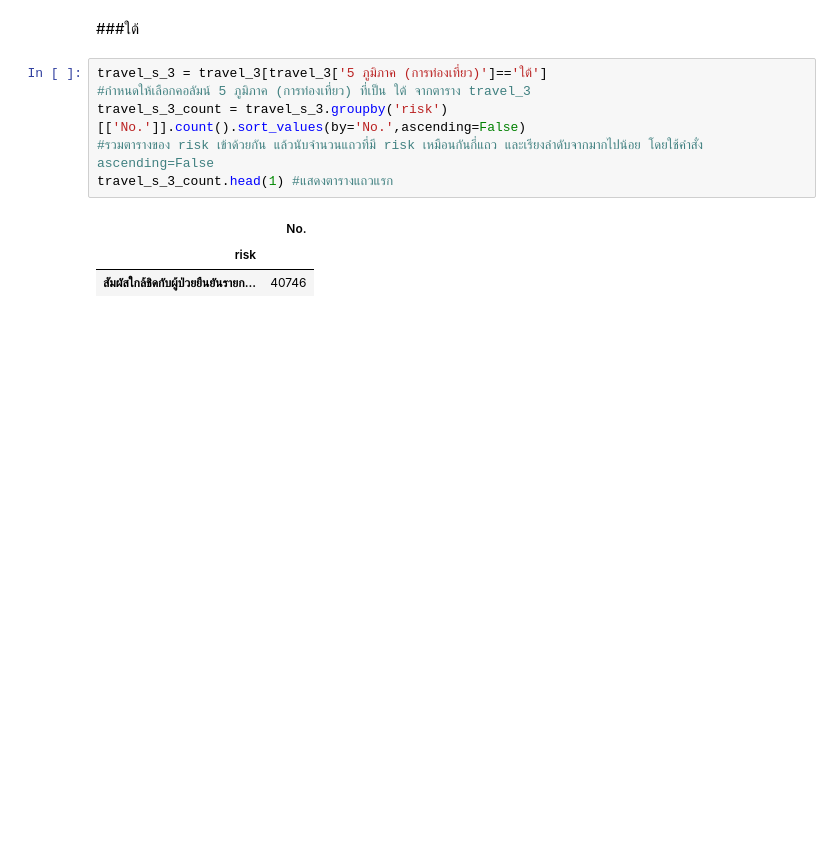
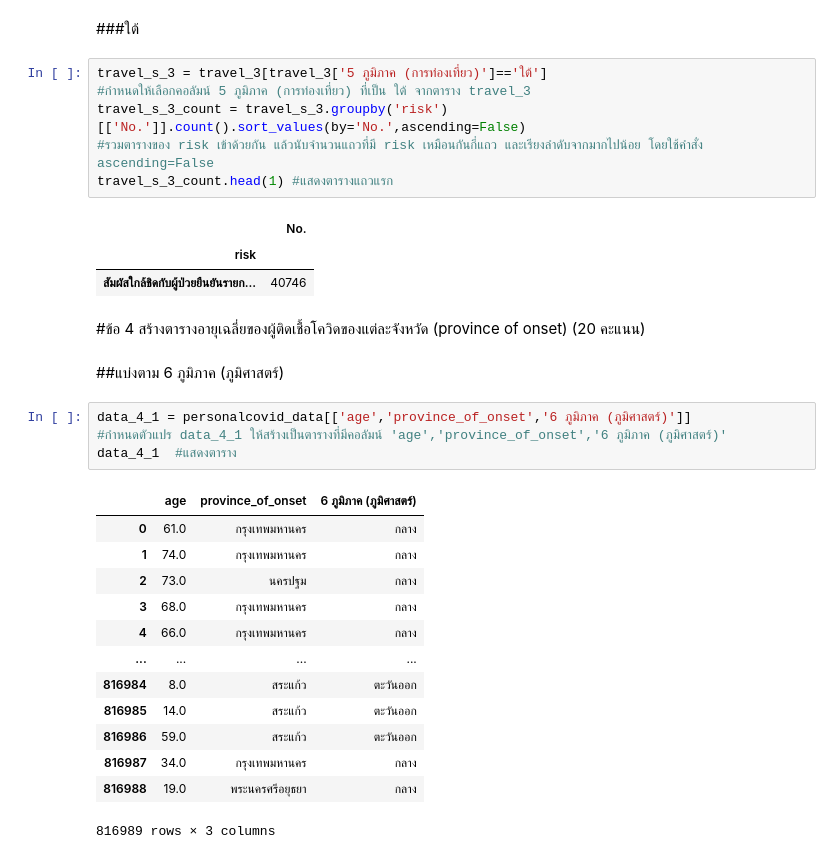
Before and after one commit to Wikanes-k/data_viz_2022, a Jupyter notebook: BasicPython&DataViz_midterm2022.ipynb, the cells around one changed output. Saved outputs shown, nothing was run; the diff lists cells and outputs as text; blank space fills up the shorter version.

```diff
--- a/BasicPython&DataViz_midterm2022.ipynb
+++ b/BasicPython&DataViz_midterm2022.ipynb
@@ -765,3 +765,25 @@ travel_s_3_count.head(1) #แสดงตารางแถวแรก
 |  | No. |
 | risk |  |
 | สัมผัสใกล้ชิดกับผู้ป่วยยืนยันรายก... | 40746 |
+# %% [markdown]
+#ข้อ 4 สร้างตารางอายุเฉลี่ยของผู้ติดเชื้อโควิดของแต่ละจังหวัด (province of onset) (20 คะแนน)
+# %% [markdown]
+##แบ่งตาม 6 ภูมิภาค (ภูมิศาสตร์)
+# %%
+data_4_1 = personalcovid_data[['age','province_of_onset','6 ภูมิภาค (ภูมิศาสตร์)']]
+#กำหนดตัวแปร data_4_1 ให้สร้างเป็นตารางที่มีคอลัมน์ 'age','province_of_onset','6 ภูมิภาค (ภูมิศาสตร์)'
+data_4_1  #แสดงตาราง
+# %% [output]
+|  | age | province_of_onset | 6 ภูมิภาค (ภูมิศาสตร์) |
+| 0 | 61.0 | กรุงเทพมหานคร | กลาง |
+| 1 | 74.0 | กรุงเทพมหานคร | กลาง |
+| 2 | 73.0 | นครปฐม | กลาง |
+| 3 | 68.0 | กรุงเทพมหานคร | กลาง |
+| 4 | 66.0 | กรุงเทพมหานคร | กลาง |
+| ... | ... | ... | ... |
+| 816984 | 8.0 | สระแก้ว | ตะวันออก |
+| 816985 | 14.0 | สระแก้ว | ตะวันออก |
+| 816986 | 59.0 | สระแก้ว | ตะวันออก |
+| 816987 | 34.0 | กรุงเทพมหานคร | กลาง |
+| 816988 | 19.0 | พระนครศรีอยุธยา | กลาง |
+816989 rows × 3 columns
```
Also changed, not shown: parts of 15 cells of this notebook.
